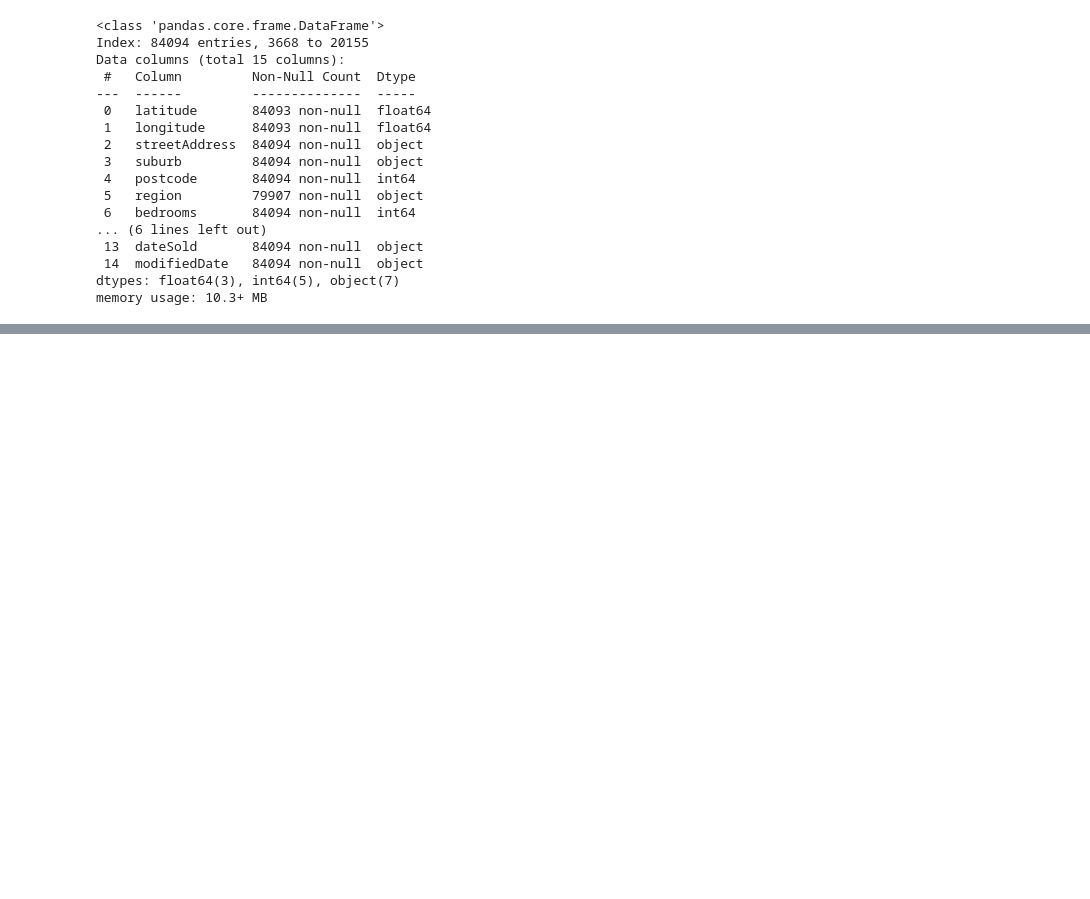
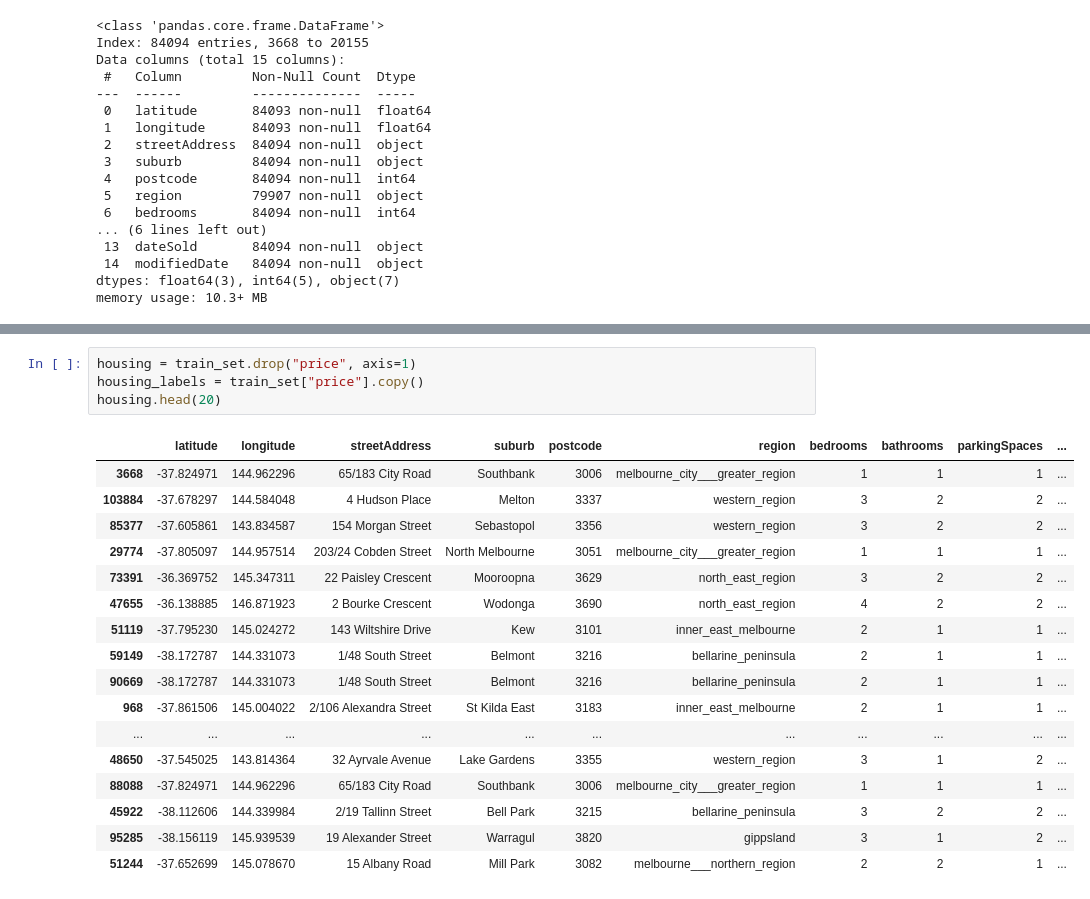
Before and after one commit to mmercan/handson-ml3, a Jupyter notebook: 02_vic_housing.ipynb, the cells around one changed output, grey strips where cells are left out. Drawn from its saved outputs; the diff is of its cells as text; blank space fills up the shorter version.

```diff
--- a/02_vic_housing.ipynb
+++ b/02_vic_housing.ipynb
@@ -181,0 +219,22 @@ memory usage: 10.3+ MB
+# %%
+housing = train_set.drop("price", axis=1)
+housing_labels = train_set["price"].copy()
+housing.head(20)
+# %% [output]
+|  | latitude | longitude | streetAddress | suburb | postcode | region | bedrooms | bathrooms | parkingSpaces | ... |
+| 3668 | -37.824971 | 144.962296 | 65/183 City Road | Southbank | 3006 | melbourne_city___greater_region | 1 | 1 | 1 | ... |
+| 103884 | -37.678297 | 144.584048 | 4 Hudson Place | Melton | 3337 | western_region | 3 | 2 | 2 | ... |
+| 85377 | -37.605861 | 143.834587 | 154 Morgan Street | Sebastopol | 3356 | western_region | 3 | 2 | 2 | ... |
+| 29774 | -37.805097 | 144.957514 | 203/24 Cobden Street | North Melbourne | 3051 | melbourne_city___greater_region | 1 | 1 | 1 | ... |
+| 73391 | -36.369752 | 145.347311 | 22 Paisley Crescent | Mooroopna | 3629 | north_east_region | 3 | 2 | 2 | ... |
+| 47655 | -36.138885 | 146.871923 | 2 Bourke Crescent | Wodonga | 3690 | north_east_region | 4 | 2 | 2 | ... |
+| 51119 | -37.795230 | 145.024272 | 143 Wiltshire Drive | Kew | 3101 | inner_east_melbourne | 2 | 1 | 1 | ... |
+| 59149 | -38.172787 | 144.331073 | 1/48 South Street | Belmont | 3216 | bellarine_peninsula | 2 | 1 | 1 | ... |
+| 90669 | -38.172787 | 144.331073 | 1/48 South Street | Belmont | 3216 | bellarine_peninsula | 2 | 1 | 1 | ... |
+| 968 | -37.861506 | 145.004022 | 2/106 Alexandra Street | St Kilda East | 3183 | inner_east_melbourne | 2 | 1 | 1 | ... |
+| ... | ... | ... | ... | ... | ... | ... | ... | ... | ... | ... |
+| 48650 | -37.545025 | 143.814364 | 32 Ayrvale Avenue | Lake Gardens | 3355 | western_region | 3 | 1 | 2 | ... |
+| 88088 | -37.824971 | 144.962296 | 65/183 City Road | Southbank | 3006 | melbourne_city___greater_region | 1 | 1 | 1 | ... |
+| 45922 | -38.112606 | 144.339984 | 2/19 Tallinn Street | Bell Park | 3215 | bellarine_peninsula | 3 | 2 | 2 | ... |
+| 95285 | -38.156119 | 145.939539 | 19 Alexander Street | Warragul | 3820 | gippsland | 3 | 1 | 2 | ... |
+| 51244 | -37.652699 | 145.078670 | 15 Albany Road | Mill Park | 3082 | melbourne___northern_region | 2 | 2 | 1 | ... |
```
Also changed, not shown: parts of 8 cells of this notebook.
